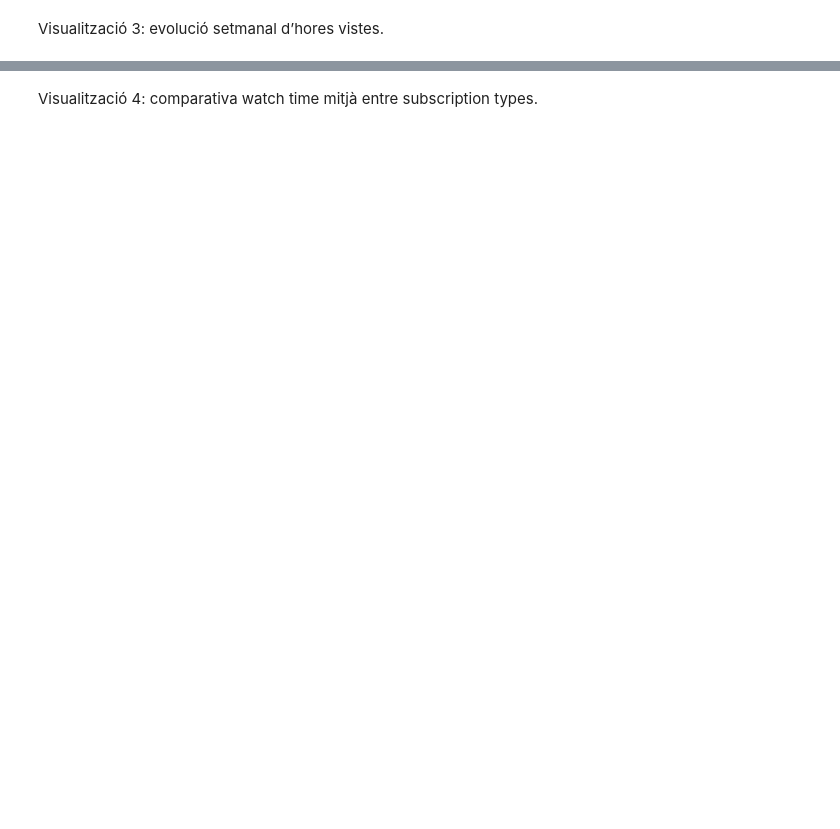
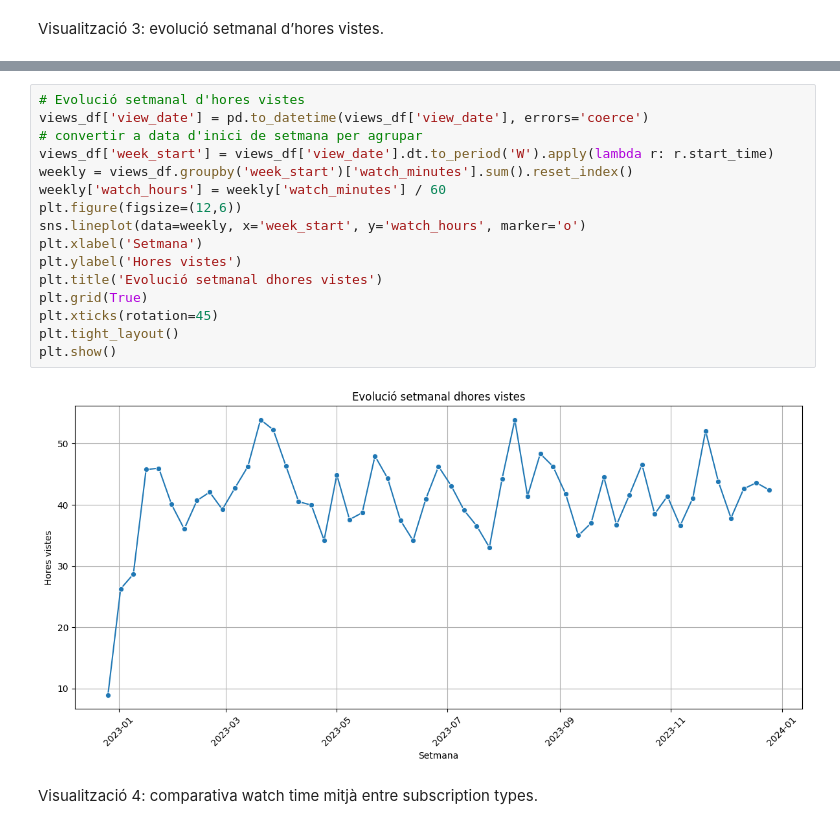
Before and after one commit to h3rm3x/DAM, a Jupyter notebook: Segundo/ERD/Ejercicios_UD2/Exercici 2.9/Exercici 2.9. Visualització de dades.ipynb, the cells around one changed output, grey strips where cells are left out. Saved outputs shown, nothing was run; the diff lists cells and outputs as text; blank space fills up the shorter version.

```diff
--- a/Segundo/ERD/Ejercicios_UD2/Exercici 2.9/Exercici 2.9. Visualització de dades.ipynb
+++ b/Segundo/ERD/Ejercicios_UD2/Exercici 2.9/Exercici 2.9. Visualització de dades.ipynb
@@ -177,2 +181,20 @@ Visualització 3: evolució setmanal d’hores vistes.
+# %%
+# Evolució setmanal d'hores vistes
+views_df['view_date'] = pd.to_datetime(views_df['view_date'], errors='coerce')
+# convertir a data d'inici de setmana per agrupar
+views_df['week_start'] = views_df['view_date'].dt.to_period('W').apply(lambda r: r.start_time)
+weekly = views_df.groupby('week_start')['watch_minutes'].sum().reset_index()
+weekly['watch_hours'] = weekly['watch_minutes'] / 60
+plt.figure(figsize=(12,6))
+sns.lineplot(data=weekly, x='week_start', y='watch_hours', marker='o')
+plt.xlabel('Setmana')
+plt.ylabel('Hores vistes')
+plt.title('Evolució setmanal dhores vistes')
+plt.grid(True)
+plt.xticks(rotation=45)
+plt.tight_layout()
+plt.show()
+# %% [output]
+[figure, added]
 # %% [markdown]
 Visualització 4: comparativa watch time mitjà entre subscription types.
```
Also changed, not shown: parts of 12 cells of this notebook.
